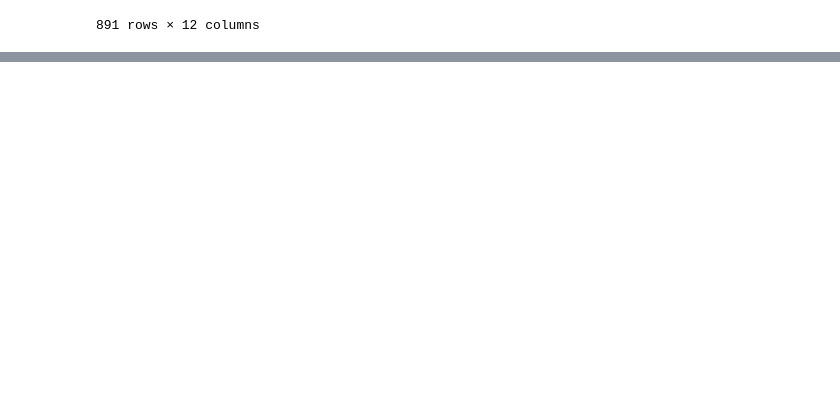
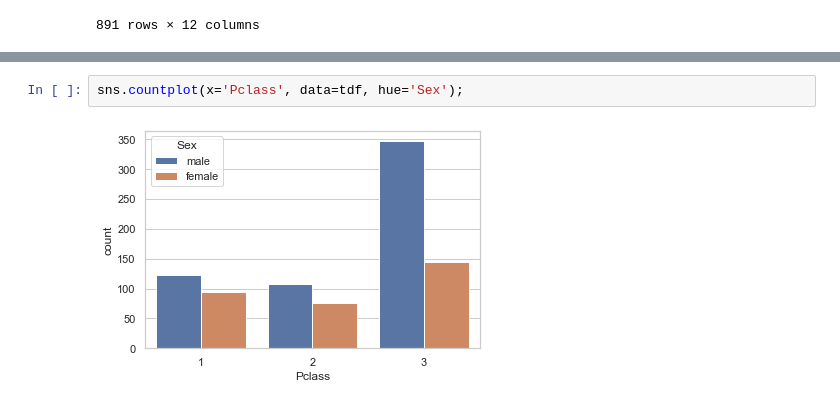
Before and after one commit to jry62/Titanic, a Jupyter notebook: Titanic_Proj.ipynb, the cells around one changed output, grey strips where cells are left out. Saved outputs shown, nothing was run; the diff lists cells and outputs as text; blank space fills up the shorter version.

```diff
--- a/Titanic_Proj.ipynb
+++ b/Titanic_Proj.ipynb
@@ -30,0 +66,4 @@ tdf
+# %%
+sns.countplot(x='Pclass', data=tdf, hue='Sex');
+# %% [output]
+[figure, added]
```
Also changed, not shown: parts of 7 cells of this notebook.
